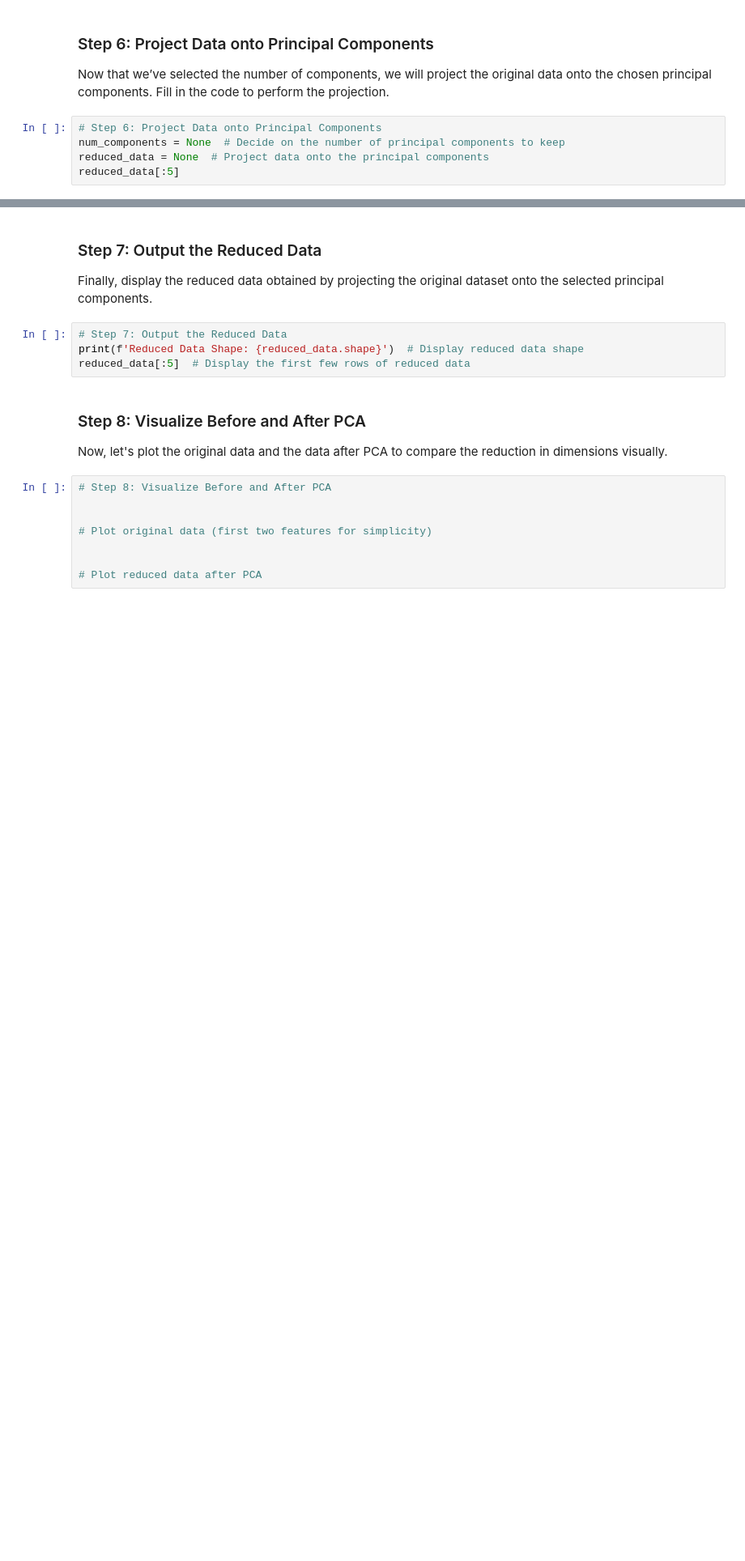
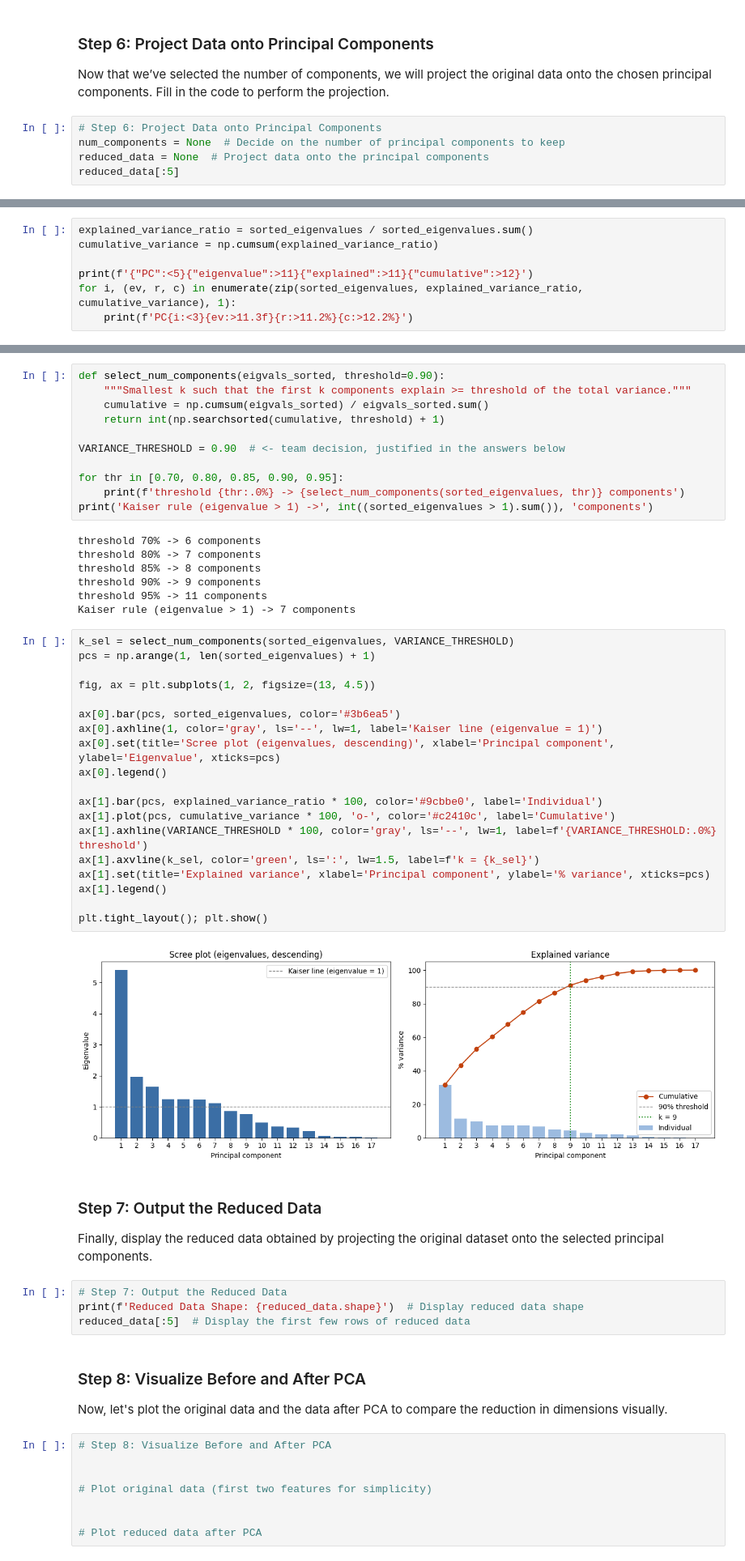
Before and after one commit to kenny260/African-Climate-Patterns-PCA, a Jupyter notebook: Template_PCA_Formative_2_Peer_Pair_16.ipynb, the cells around one changed output, grey strips where cells are left out. Shown at 81% size. Saved outputs shown, nothing was run; the diff lists cells and outputs as text; blank space fills up the shorter version.

```diff
--- a/Template_PCA_Formative_2_Peer_Pair_16.ipynb
+++ b/Template_PCA_Formative_2_Peer_Pair_16.ipynb
@@ -377,0 +386,7 @@ reduced_data[:5]
+# %%
+explained_variance_ratio = sorted_eigenvalues / sorted_eigenvalues.sum()
+cumulative_variance = np.cumsum(explained_variance_ratio)
+
+print(f'{"PC":<5}{"eigenvalue":>11}{"explained":>11}{"cumulative":>12}')
+for i, (ev, r, c) in enumerate(zip(sorted_eigenvalues, explained_variance_ratio, cumulative_variance), 1):
+    print(f'PC{i:<3}{ev:>11.3f}{r:>11.2%}{c:>12.2%}')
@@ -378,3 +412,42 @@ reduced_data[:5]
+# %%
+def select_num_components(eigvals_sorted, threshold=0.90):
+    """Smallest k such that the first k components explain >= threshold of the total variance."""
+    cumulative = np.cumsum(eigvals_sorted) / eigvals_sorted.sum()
+    return int(np.searchsorted(cumulative, threshold) + 1)
+
+VARIANCE_THRESHOLD = 0.90  # <- team decision, justified in the answers below
+
+for thr in [0.70, 0.80, 0.85, 0.90, 0.95]:
+    print(f'threshold {thr:.0%} -> {select_num_components(sorted_eigenvalues, thr)} components')
+print('Kaiser rule (eigenvalue > 1) ->', int((sorted_eigenvalues > 1).sum()), 'components')
+# %% [output]
+threshold 70% -> 6 components
+threshold 80% -> 7 components
+threshold 85% -> 8 components
+threshold 90% -> 9 components
+threshold 95% -> 11 components
+Kaiser rule (eigenvalue > 1) -> 7 components
+# %%
+k_sel = select_num_components(sorted_eigenvalues, VARIANCE_THRESHOLD)
+pcs = np.arange(1, len(sorted_eigenvalues) + 1)
+
+fig, ax = plt.subplots(1, 2, figsize=(13, 4.5))
+
+ax[0].bar(pcs, sorted_eigenvalues, color='#3b6ea5')
+ax[0].axhline(1, color='gray', ls='--', lw=1, label='Kaiser line (eigenvalue = 1)')
+ax[0].set(title='Scree plot (eigenvalues, descending)', xlabel='Principal component', ylabel='Eigenvalue', xticks=pcs)
+ax[0].legend()
+
+ax[1].bar(pcs, explained_variance_ratio * 100, color='#9cbbe0', label='Individual')
+ax[1].plot(pcs, cumulative_variance * 100, 'o-', color='#c2410c', label='Cumulative')
+ax[1].axhline(VARIANCE_THRESHOLD * 100, color='gray', ls='--', lw=1, label=f'{VARIANCE_THRESHOLD:.0%} threshold')
+ax[1].axvline(k_sel, color='green', ls=':', lw=1.5, label=f'k = {k_sel}')
+ax[1].set(title='Explained variance', xlabel='Principal component', ylabel='% variance', xticks=pcs)
+ax[1].legend()
+
+plt.tight_layout(); plt.show()
+# %% [output]
+[figure, added]
 # %% [markdown]
 ### Step 7: Output the Reduced Data
 Finally, display the reduced data obtained by projecting the original dataset onto the selected principal components.
```
Also changed, not shown: parts of 2 cells of this notebook.
